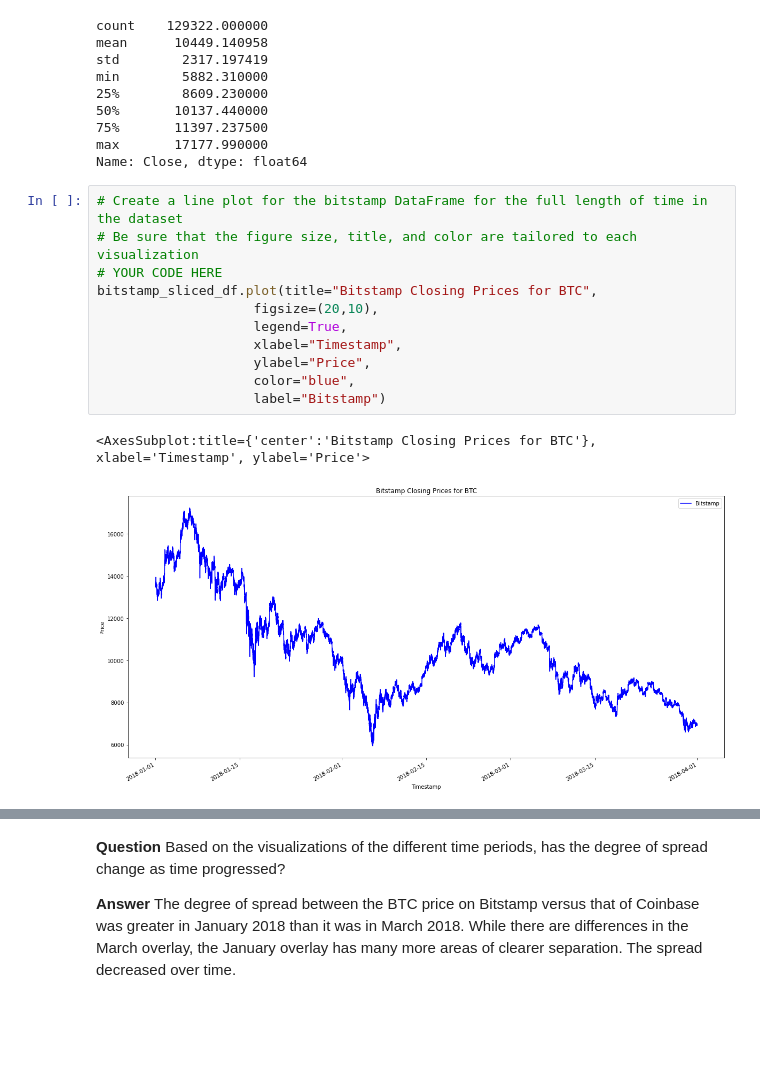
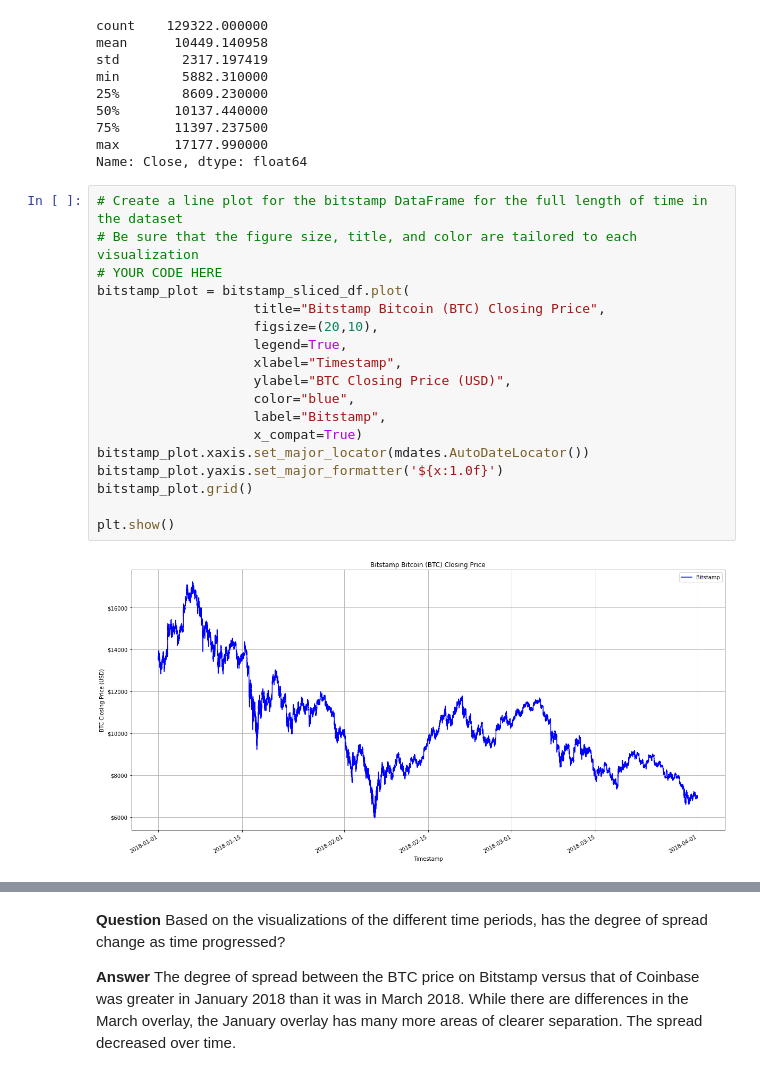
Before and after one commit to oneor11/fintech-arbitrage-analyzer, a Jupyter notebook: crypto_arbitrage.ipynb, the cells around one changed output, grey strips where cells are left out. Cells and saved outputs as stored; diff of their text form; blank space fills up the shorter version.

```diff
--- a/crypto_arbitrage.ipynb
+++ b/crypto_arbitrage.ipynb
@@ -386,17 +389,23 @@ Name: Close, dtype: float64
 # %%
 # Create a line plot for the bitstamp DataFrame for the full length of time in the dataset
 # Be sure that the figure size, title, and color are tailored to each visualization
 # YOUR CODE HERE
-bitstamp_sliced_df.plot(title="Bitstamp Closing Prices for BTC",
+bitstamp_plot = bitstamp_sliced_df.plot(
+                    title="Bitstamp Bitcoin (BTC) Closing Price",
                     figsize=(20,10),
                     legend=True,
                     xlabel="Timestamp",
-                    ylabel="Price",
+                    ylabel="BTC Closing Price (USD)",
                     color="blue",
-                    label="Bitstamp")
+                    label="Bitstamp",
+                    x_compat=True)
+bitstamp_plot.xaxis.set_major_locator(mdates.AutoDateLocator())
+bitstamp_plot.yaxis.set_major_formatter('${x:1.0f}')
+bitstamp_plot.grid()
+
+plt.show()
 # %% [output]
-<AxesSubplot:title={'center':'Bitstamp Closing Prices for BTC'}, xlabel='Timestamp', ylabel='Price'>
-[figure, old version]
+[figure, new version]
 # %%
 # Create a line plot for the coinbase DataFrame for the full length of time in the dataset
 # Be sure that the figure size, title, and color are tailored to each visualization
```
Also changed, not shown: parts of 8 cells of this notebook.
